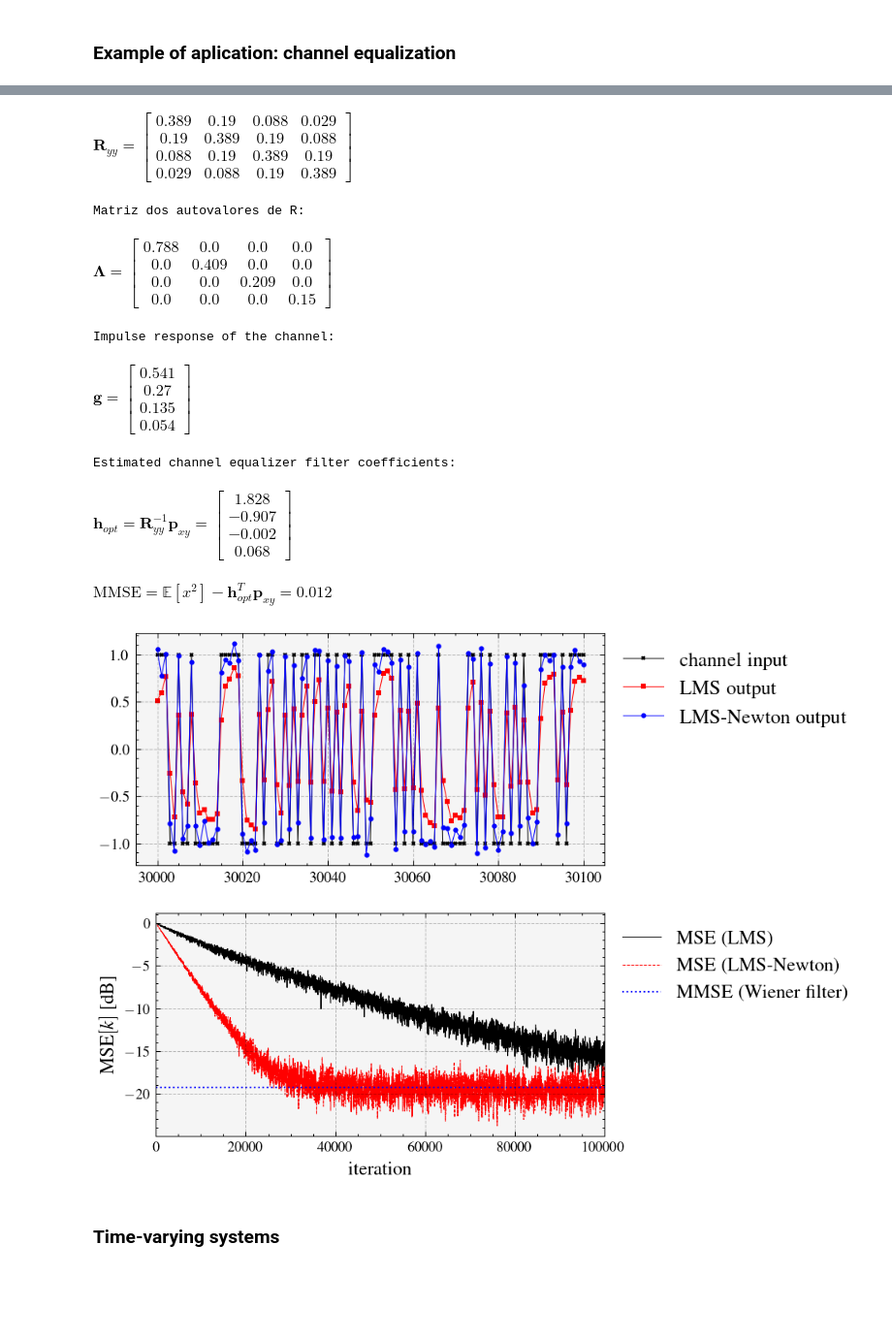
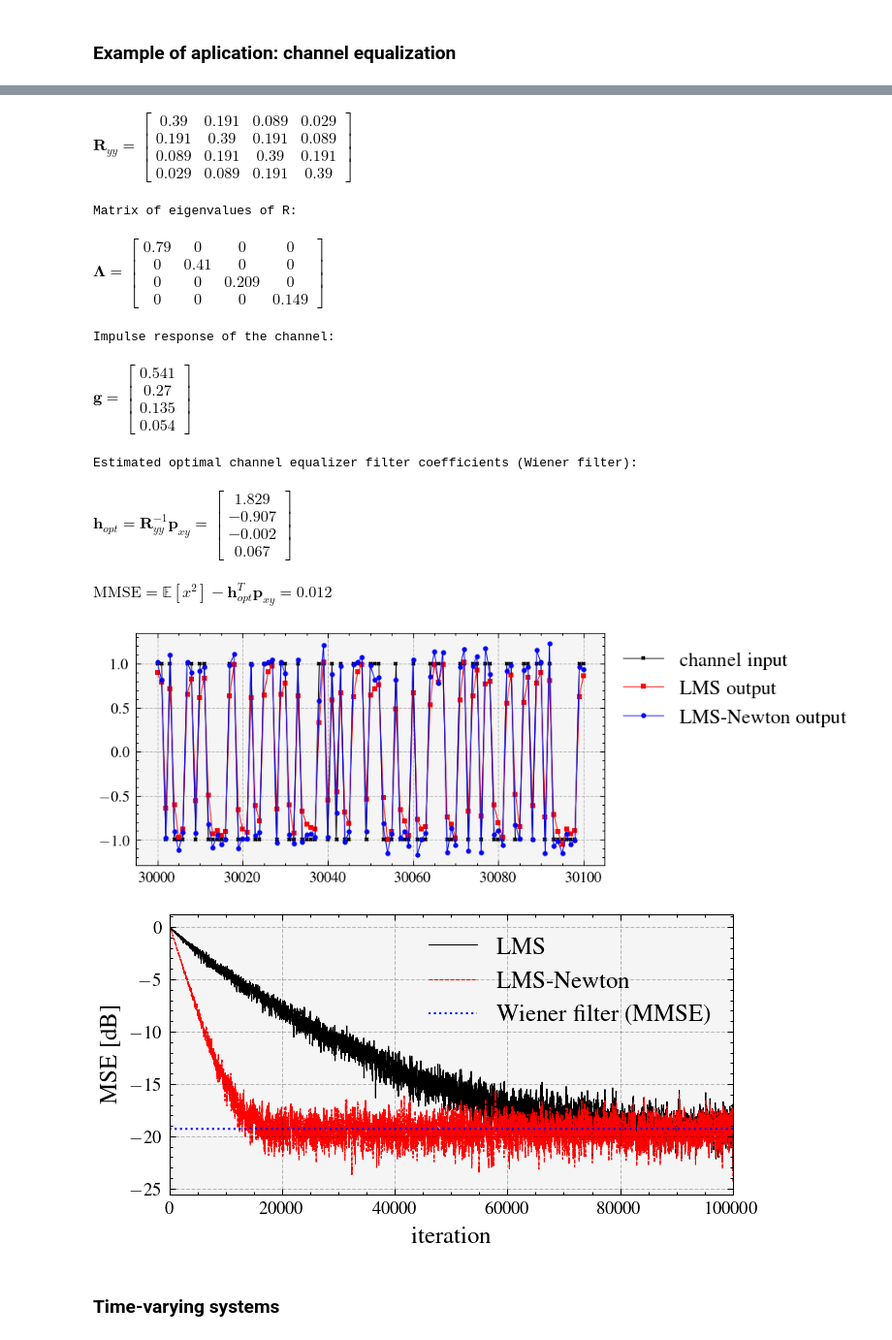
Before and after one commit to edsonportosilva/AdaptiveSignalProcessing, a Jupyter notebook: notebooks/5. Variants of the LMS algorithm.ipynb, the cells around one changed output, grey strips where cells are left out. Shown at 97% size. Drawn from its saved outputs; the diff is of its cells as text; code cells hidden in the pictures; blank space fills up the shorter version.

```diff
--- a/notebooks/5. Variants of the LMS algorithm.ipynb
+++ b/notebooks/5. Variants of the LMS algorithm.ipynb
@@ -254,14 +255,14 @@ eigenvalues, eigenvectors = np.linalg.eig(R)
 Λ = sp.Matrix(np.diag(eigenvalues))
 Q = sp.Matrix(eigenvectors)
 
-print('Matriz dos autovalores de R:')
+print('Matrix of eigenvalues of R:')
 symdisp('\\boldsymbol{Λ} = ', Λ, numDig=3)
 # symdisp('\\boldsymbol{Q} = ', Q, numDig=3)
 # symdisp('\\boldsymbol{R} = \\boldsymbol{Q}\\boldsymbol{Λ}\\boldsymbol{Q}^T = ', Q*Λ*Q.T, numDig=3)
 # %% [output]
-$\displaystyle \boldsymbol{R}_{yy} = \left[\begin{matrix}0.389 & 0.19 & 0.088 & 0.029\\0.19 & 0.389 & 0.19 & 0.088\\0.088 & 0.19 & 0.389 & 0.19\\0.029 & 0.088 & 0.19 & 0.389\end{matrix}\right]\;\mathrm{ }$
+$\displaystyle \boldsymbol{R}_{yy} = \left[\begin{matrix}0.39 & 0.191 & 0.089 & 0.029\\0.191 & 0.39 & 0.191 & 0.089\\0.089 & 0.191 & 0.39 & 0.191\\0.029 & 0.089 & 0.191 & 0.39\end{matrix}\right]\;\mathrm{ }$
-Matriz dos autovalores de R:
+Matrix of eigenvalues of R:
-$\displaystyle \boldsymbol{Λ} = \left[\begin{matrix}0.788 & 0.0 & 0.0 & 0.0\\0.0 & 0.409 & 0.0 & 0.0\\0.0 & 0.0 & 0.209 & 0.0\\0.0 & 0.0 & 0.0 & 0.15\end{matrix}\right]\;\mathrm{ }$
+$\displaystyle \boldsymbol{Λ} = \left[\begin{matrix}0.79 & 0 & 0 & 0\\0 & 0.41 & 0 & 0\\0 & 0 & 0.209 & 0\\0 & 0 & 0 & 0.149\end{matrix}\right]\;\mathrm{ }$
 # %%
 # Estimate cross correlation matrix R = E[x*y]
 p = estimate_cross_correlation(y, x, 4)
@@ -271,52 +272,52 @@ mmse_ch_eq = np.mean(x**2) - (h_opt.T)@p
 
 print('Impulse response of the channel:')
 symdisp('\\boldsymbol{g} = ', sp.Matrix(g), numDig=3)
-print('Estimated channel equalizer filter coefficients:')
+print('Estimated optimal channel equalizer filter coefficients (Wiener filter):')
 symdisp('\\boldsymbol{h}_{opt} =  \\boldsymbol{R}_{yy}^{-1}\\boldsymbol{p}_{xy} =', sp.Matrix(h_opt), numDig=3)
 symdisp('\\mathrm{MMSE} = \\mathbb{E}[x^2] - \\boldsymbol{h}_{opt}^{T}\\boldsymbol{p}_{xy} =', sp.Matrix([mmse_ch_eq])[0], numDig=3)
 # %% [output]
 Impulse response of the channel:
 $\displaystyle \boldsymbol{g} = \left[\begin{matrix}0.541\\0.27\\0.135\\0.054\end{matrix}\right]\;\mathrm{ }$
-Estimated channel equalizer filter coefficients:
+Estimated optimal channel equalizer filter coefficients (Wiener filter):
-$\displaystyle \boldsymbol{h}_{opt} =  \boldsymbol{R}_{yy}^{-1}\boldsymbol{p}_{xy} =\left[\begin{matrix}1.828\\-0.907\\-0.002\\0.068\end{matrix}\right]\;\mathrm{ }$
+$\displaystyle \boldsymbol{h}_{opt} =  \boldsymbol{R}_{yy}^{-1}\boldsymbol{p}_{xy} =\left[\begin{matrix}1.829\\-0.907\\-0.002\\0.067\end{matrix}\right]\;\mathrm{ }$
 $\displaystyle \mathrm{MMSE} = \mathbb{E}[x^2] - \boldsymbol{h}_{opt}^{T}\boldsymbol{p}_{xy} =0.012\;\mathrm{ }$
 # %%
-μ = 1e-4
-α = 0.05
+μ = 2e-4
+α = 0.01
 Ntaps = 4
 
 # Run LMS and LMS-Newton
 out_lms, h, squaredError_lms, H = lms(y, x, Ntaps, μ)
 out_lms_newton, h, squaredError_lms_newton, H = lms_newton(y, x, Ntaps, μ, α)
 
 start = 30000
 ind = np.arange(start,start+101)
 
 # Compare results:
 plt.figure()
 plt.plot(ind, x[ind],'-xk', label='channel input')
 plt.plot(ind,out_lms[ind],'-sr', label='LMS output')
 plt.plot(ind,out_lms_newton[ind],'-ob', label='LMS-Newton output')
 plt.legend(bbox_to_anchor=(1, 1));
 plt.grid()
 
 average_window_len = 50
 mse_lms_dB = 10*np.log10(np.convolve(squaredError_lms,np.ones(average_window_len)/average_window_len, 'same'))
 mse_lms_newton_dB = 10*np.log10(np.convolve(squaredError_lms_newton,np.ones(average_window_len)/average_window_len, 'same'))
 
 plt.figure()
-plt.plot(mse_lms_dB, label=' MSE (LMS)')
-plt.plot(mse_lms_newton_dB, label='MSE (LMS-Newton)')
-plt.plot(10*np.log10(mmse_ch_eq)*np.ones(len(error_dB)), linewidth=1, label='MMSE (Wiener filter)')
-plt.xlim(0,len(error_dB))
+plt.plot(mse_lms_dB, label=' LMS')
+plt.plot(mse_lms_newton_dB, label='LMS-Newton')
+plt.plot(10*np.log10(mmse_ch_eq)*np.ones(len(mse_lms_dB)), linewidth=1, label='Wiener filter (MMSE)')
+plt.xlim(0,len(mse_lms_dB))
 plt.xlabel('iteration')
-plt.ylabel('$\\mathrm{MSE}[k]$ [dB]')
+plt.ylabel('$\\mathrm{MSE}$ [dB]')
 plt.legend(bbox_to_anchor=(1, 1));
 #plt.xlim(0,20000)
 plt.grid();
 # %% [output]
-[figure, old version]
+[figure, new version]
-[figure, old version]
+[figure, new version]
 # %% [markdown]
 ### Time-varying systems
 # %%
```
Also changed, not shown: parts of 14 cells of this notebook.
